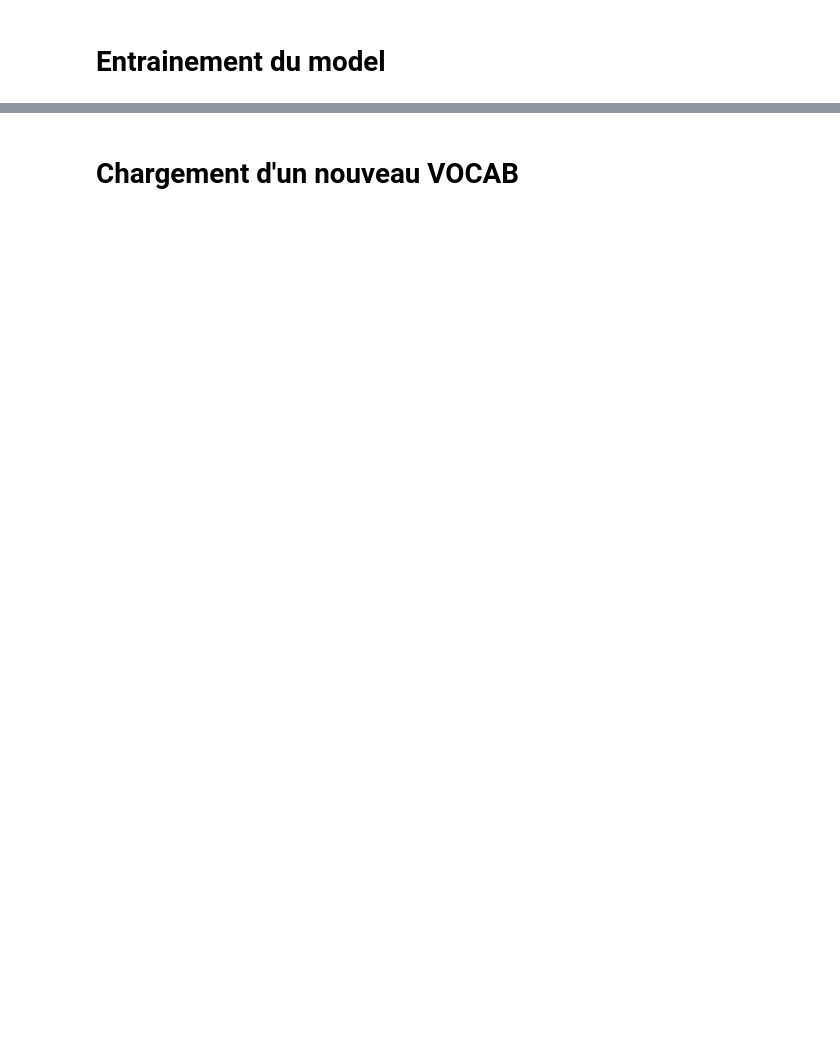
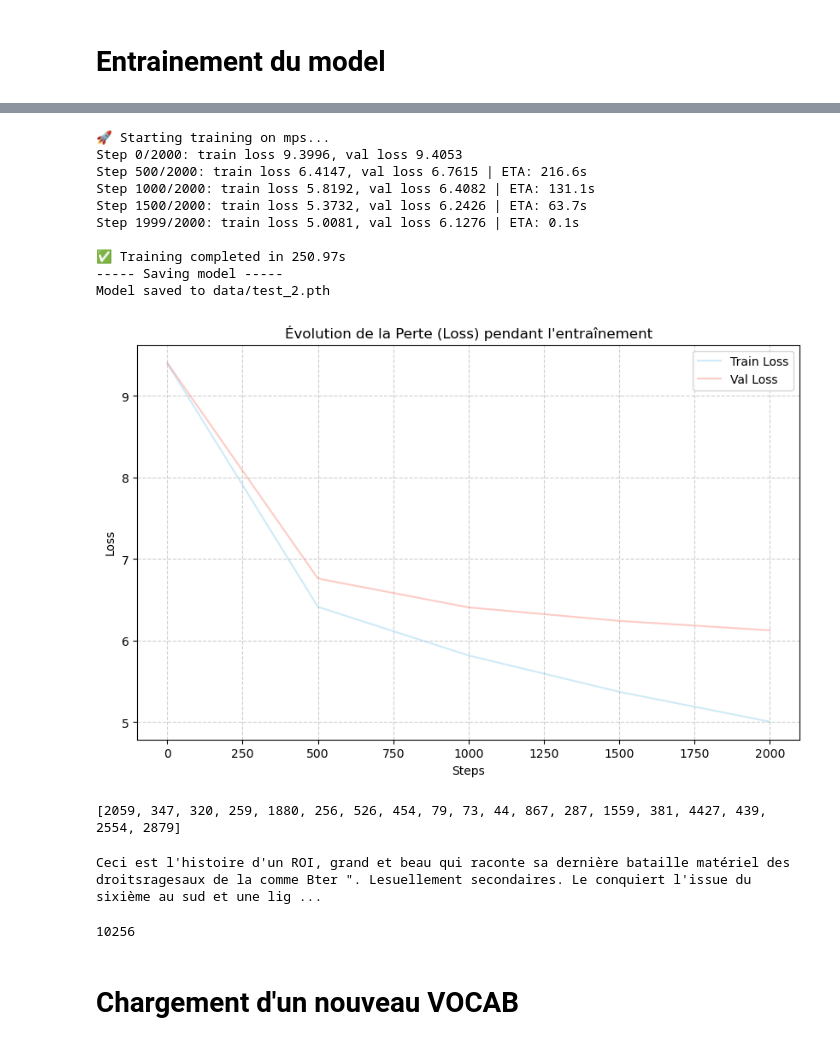
Before and after one commit to e-coucou/Machine-Learning, a Jupyter notebook: 4-DeepLearning/tok_2.ipynb, the cells around one changed output, grey strips where cells are left out. Drawn from its saved outputs; the diff is of its cells as text; code cells hidden in the pictures; blank space fills up the shorter version.

```diff
--- a/4-DeepLearning/tok_2.ipynb
+++ b/4-DeepLearning/tok_2.ipynb
@@ -16,0 +11,3 @@ token._print_stats()
+# %%
+token_ = tk.BPETokenizer(fileName=fileName)
+print(token_.token[:100])
@@ -16,0 +17,4 @@ token._print_stats()
+# %%
+token_.addToken = 10000
+token_.train(False)
+print(token_.ids[:100])
@@ -111,0 +119,30 @@ print(token.vocab)
+# %%
+@dataclass
+class ModelConfig:
+    batch_size: int = 64
+    block_size: int = 256
+    max_iters: int = 5000
+    eval_interval: int = 500
+    eval_iters: int = 200
+    learning_rate: float = 3e-4
+    n_embd: int = 384
+    num_heads: int = 6
+    n_layers: int = 6
+    dropout: float = 0.2
+
+config = { 'n_embd': 384,
+            'num_heads': 3,
+            'n_layers': 3,
+            'block_size': 32,
+            'dropout': 0.2,
+        }
+parameters = {
+    'batch_size': 32,
+    'max_iters': 2000,
+    'eval_interval': 500,
+    'eval_iters': 200,
+    'learning_rate': 1e-4
+}
+# %%
+decoder = at.Model(token_.ids, token_, **config, **parameters, fileout='data/test_2.pth')
+decoder.get_model_size()
@@ -112,3 +157,32 @@ print(token.vocab)
+# %%
+decoder.train()
+decoder.plot_losses()
+# %% [output]
+🚀 Starting training on mps...
+Step 0/2000: train loss 9.3996, val loss 9.4053
+Step 500/2000: train loss 6.4147, val loss 6.7615 | ETA: 216.6s
+Step 1000/2000: train loss 5.8192, val loss 6.4082 | ETA: 131.1s
+Step 1500/2000: train loss 5.3732, val loss 6.2426 | ETA: 63.7s
+Step 1999/2000: train loss 5.0081, val loss 6.1276 | ETA: 0.1s
+
+✅ Training completed in 250.97s
+----- Saving model -----
+Model saved to data/test_2.pth
+[figure, added]
+# %%
+prompt = "Ceci est l'histoire d'un ROI, grand et beau qui raconte sa dernière bataille"
+ids_p = token_.encode(prompt)
+print(ids_p)
+# %% [output]
+[2059, 347, 320, 259, 1880, 256, 526, 454, 79, 73, 44, 867, 287, 1559, 381, 4427, 439, 2554, 2879]
+# %%
+decoder.genere(prompt, 100)
+# %% [output]
+Ceci est l'histoire d'un ROI, grand et beau qui raconte sa dernière bataille matériel des droitsragesaux de la comme Bter ". Lesuellement secondaires. Le conquiert l'issue du sixième au sud et une lig ...
+# %%
+len(decoder.token.vocab)
+# %% [output]
+10256
 # %% [markdown]
 # Chargement d'un nouveau VOCAB
 # %%
```
Also changed, not shown: parts of 24 cells of this notebook, 34 other files.
